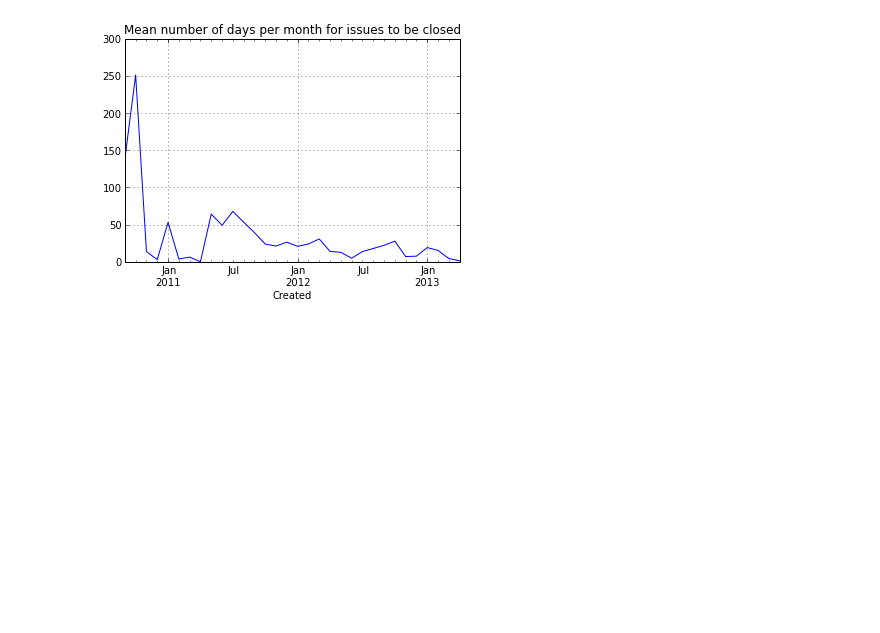
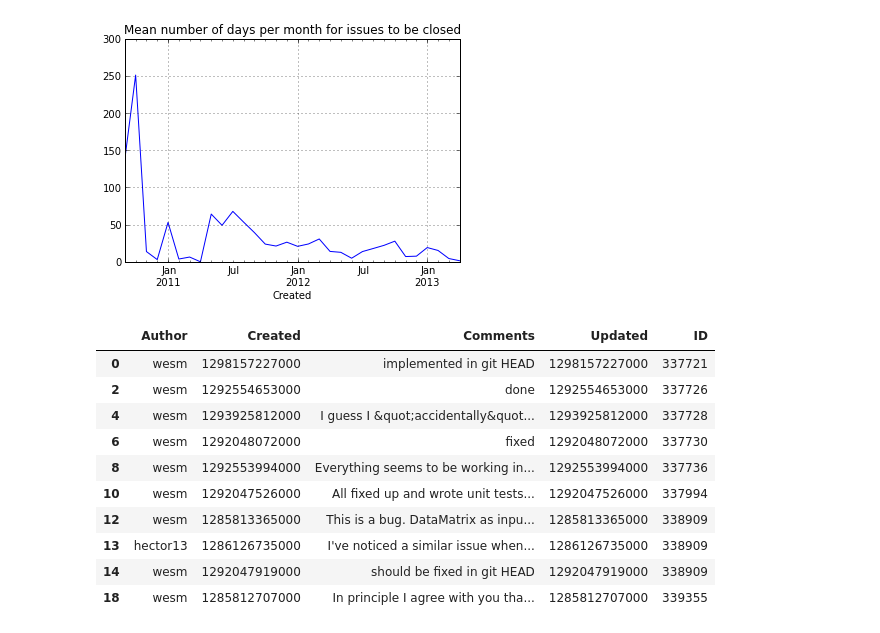
Before and after one commit to autumnshores/AY250_PythonClass, a Jupyter notebook: homework7/hw_7_pandas_and_timeseries.ipynb, the cells around one changed output. Drawn from its saved outputs; the diff is of its cells as text; code cells hidden in the pictures; blank space fills up the shorter version.

```diff
--- a/homework7/hw_7_pandas_and_timeseries.ipynb
+++ b/homework7/hw_7_pandas_and_timeseries.ipynb
@@ -249,3 +253,40 @@ Created
 2013-04-30                 142                    1.402802
 <matplotlib.axes.AxesSubplot at 0x...>
 [figure]
+# %%
+#Question 6
+test2=[]
+
+#define function to extract comments from the .txt file
+def getcomments(boo):
+    for j in range(len(boo['comments'])):
+        Author = boo['comments'][j]['author']
+        Created = boo['comments'][j]['created']
+        Comments = boo['comments'][j]['text']
+        Updated = boo['comments'][j]['updated']
+        ID = boo['id']
+        ans = [Author,Created,Comments,Updated,ID]
+        test2.append(ans)
+
+#run it
+for i in range(len(raw)):
+    getcomments(raw[i])
+
+#save it as a DataFrame
+data4 = pd.DataFrame(test2, columns = ['Author','Created','Comments','Updated','ID'])
+
+#drop duplicate comments
+data4 = data4.drop_duplicates(cols='Comments')
+data4.head(10)
+# %% [output]
+|  | Author | Created | Comments | Updated | ID |
+| 0 | wesm | 1298157227000 | implemented in git HEAD | 1298157227000 | 337721 |
+| 2 | wesm | 1292554653000 | done | 1292554653000 | 337726 |
+| 4 | wesm | 1293925812000 | I guess I &quot;accidentally&quot... | 1293925812000 | 337728 |
+| 6 | wesm | 1292048072000 | fixed | 1292048072000 | 337730 |
+| 8 | wesm | 1292553994000 | Everything seems to be working in... | 1292553994000 | 337736 |
+| 10 | wesm | 1292047526000 | All fixed up and wrote unit tests... | 1292047526000 | 337994 |
+| 12 | wesm | 1285813365000 | This is a bug. DataMatrix as inpu... | 1285813365000 | 338909 |
+| 13 | hector13 | 1286126735000 | I've noticed a similar issue when... | 1286126735000 | 338909 |
+| 14 | wesm | 1292047919000 | should be fixed in git HEAD | 1292047919000 | 338909 |
+| 18 | wesm | 1285812707000 | In principle I agree with you tha... | 1285812707000 | 339355 |
```
Also changed, not shown: parts of 10 cells of this notebook.
